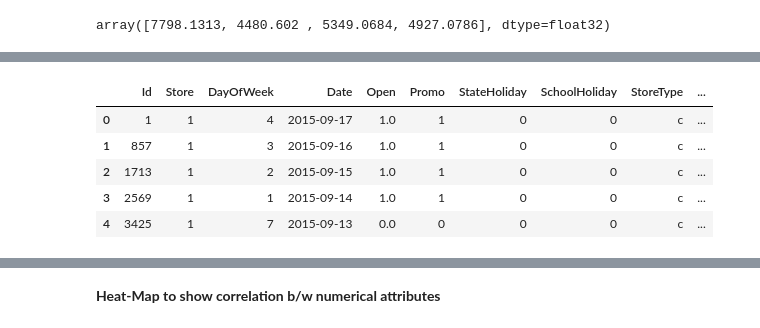
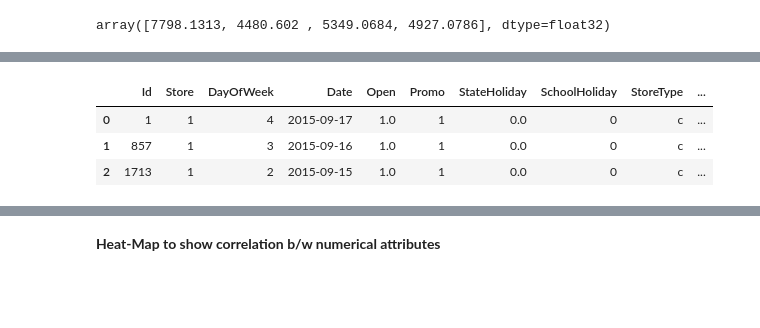
Before and after one commit to TeamFasilGhebb/salesPrediction, a Jupyter notebook: Model Building.ipynb, the cells around one changed output, grey strips where cells are left out. Drawn from its saved outputs; the diff is of its cells as text; code cells hidden in the pictures; blank space fills up the shorter version.

```diff
--- a/Model Building.ipynb
+++ b/Model Building.ipynb
@@ -486,3 +523,10 @@ AttributeError: 'numpy.ndarray' object has no attribute 'columns'
+# %%
+test.head(3)
+# %% [output]
+|  | Id | Store | DayOfWeek | Date | Open | Promo | StateHoliday | SchoolHoliday | StoreType | ... |
+| 0 | 1 | 1 | 4 | 2015-09-17 | 1.0 | 1 | 0.0 | 0 | c | ... |
+| 1 | 857 | 1 | 3 | 2015-09-16 | 1.0 | 1 | 0.0 | 0 | c | ... |
+| 2 | 1713 | 1 | 2 | 2015-09-15 | 1.0 | 1 | 0.0 | 0 | c | ... |
 # %%
 def predict_sale(data, model):
     if type(data) == dict:
@@ -495,15 +539,6 @@ def predict_sale(data, model):
     prediction = model.predict(prepared_df)
     prediction = np.exp(prediction)
     return prediction
-# %%
-test.iloc[:5]
-# %% [output]
-|  | Id | Store | DayOfWeek | Date | Open | Promo | StateHoliday | SchoolHoliday | StoreType | ... |
-| 0 | 1 | 1 | 4 | 2015-09-17 | 1.0 | 1 | 0 | 0 | c | ... |
-| 1 | 857 | 1 | 3 | 2015-09-16 | 1.0 | 1 | 0 | 0 | c | ... |
-| 2 | 1713 | 1 | 2 | 2015-09-15 | 1.0 | 1 | 0 | 0 | c | ... |
-| 3 | 2569 | 1 | 1 | 2015-09-14 | 1.0 | 1 | 0 | 0 | c | ... |
-| 4 | 3425 | 1 | 7 | 2015-09-13 | 0.0 | 0 | 0 | 0 | c | ... |
 # %%
 # test the function
 data_test = test.fillna(0)
```
Also changed, not shown: parts of 19 cells of this notebook.
